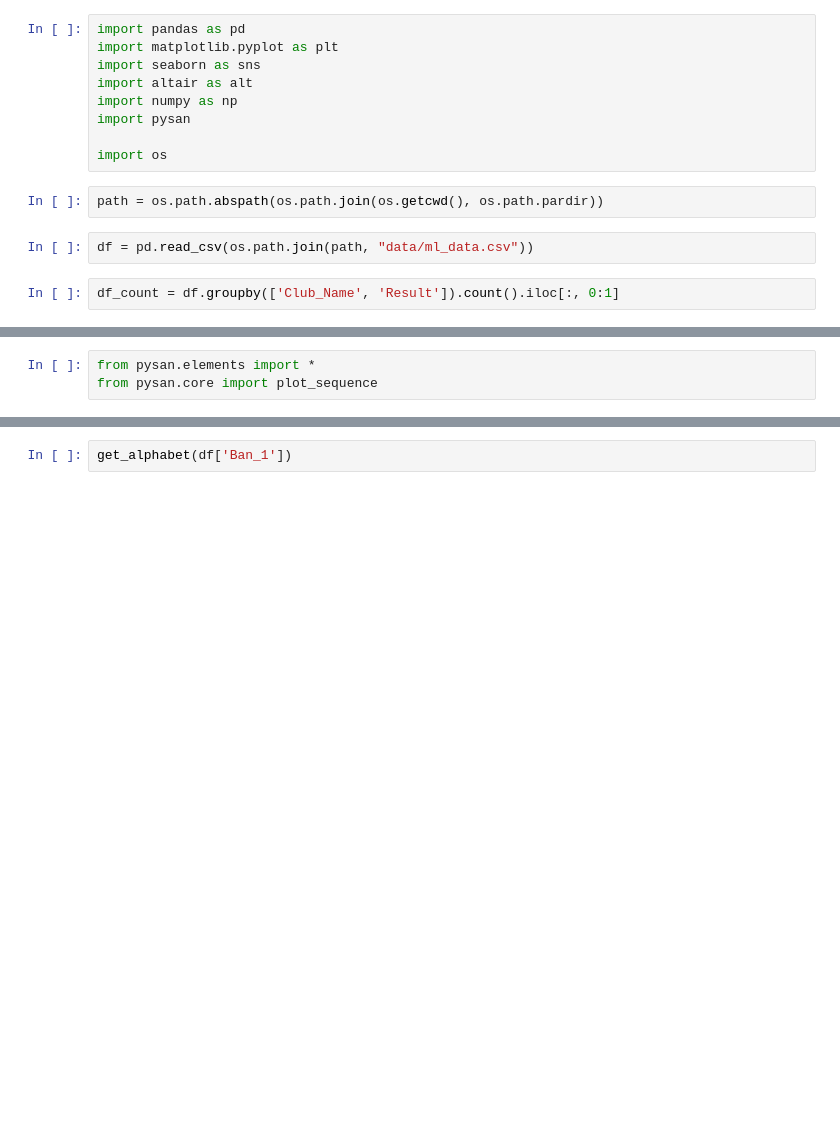
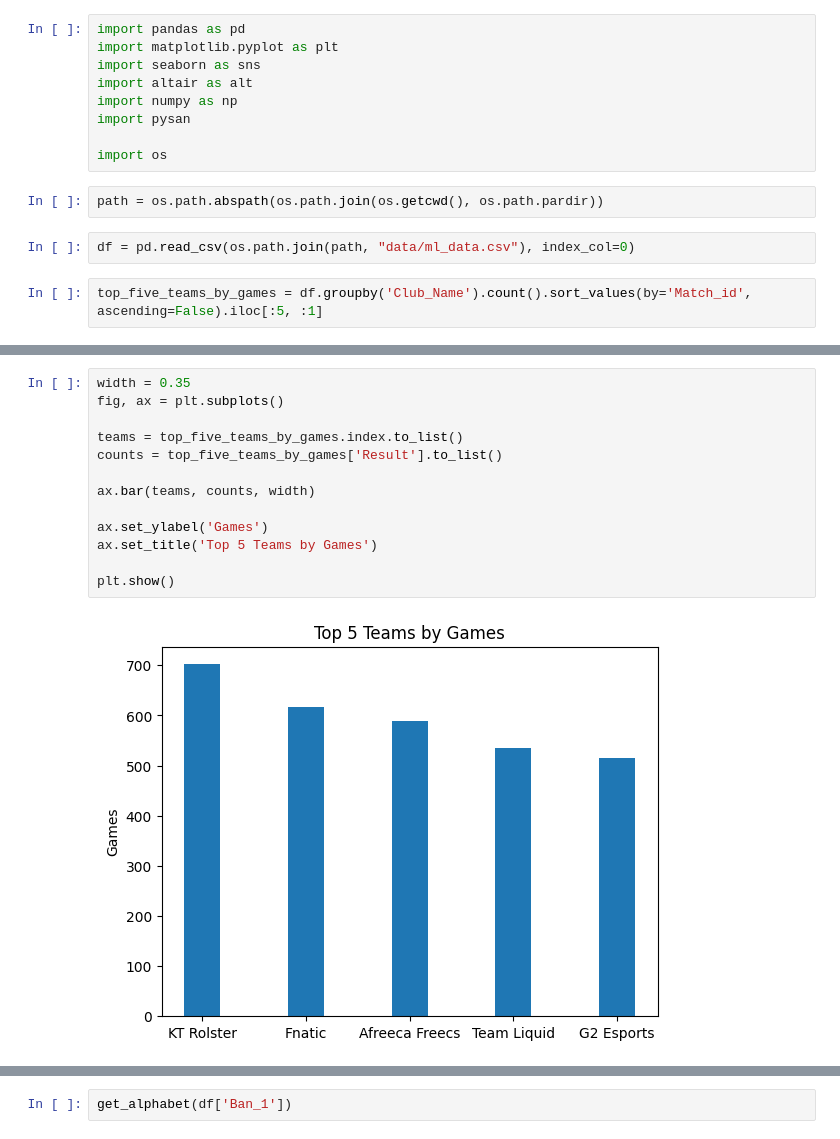
Before and after one commit to KarolKul-KK/League_Pro_Games_Analysis, a Jupyter notebook: notebooks/features_visualization.ipynb, the cells around one changed output, grey strips where cells are left out. Drawn from its saved outputs; the diff is of its cells as text; blank space fills up the shorter version.

Commit message:
Added some plots for features

```diff
--- a/notebooks/features_visualization.ipynb
+++ b/notebooks/features_visualization.ipynb
@@ -10,6 +10,6 @@ import os
 # %%
 path = os.path.abspath(os.path.join(os.getcwd(), os.path.pardir))
 # %%
-df = pd.read_csv(os.path.join(path, "data/ml_data.csv"))
+df = pd.read_csv(os.path.join(path, "data/ml_data.csv"), index_col=0)
 # %%
-df_count = df.groupby(['Club_Name', 'Result']).count().iloc[:, 0:1]
+top_five_teams_by_games = df.groupby('Club_Name').count().sort_values(by='Match_id', ascending=False).iloc[:5, :1]
@@ -60,3 +16,15 @@ df
-# %%
-from pysan.elements import *
-from pysan.core import plot_sequence
+# %%
+width = 0.35
+fig, ax = plt.subplots()
+
+teams = top_five_teams_by_games.index.to_list()
+counts = top_five_teams_by_games['Result'].to_list()
+
+ax.bar(teams, counts, width)
+
+ax.set_ylabel('Games')
+ax.set_title('Top 5 Teams by Games')
+
+plt.show()
+# %% [output]
+[figure, added]
```
Also changed, not shown: parts of 8 cells of this notebook.
